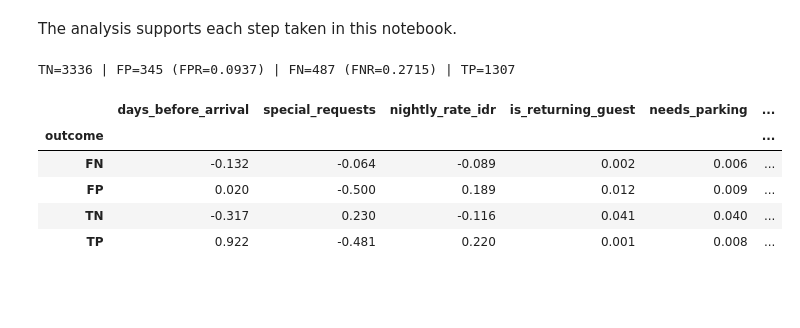
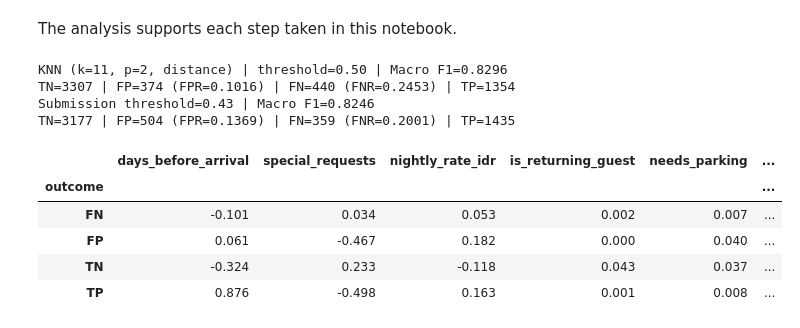
Before and after one commit to Ahmad-FP/IF3170_G30_AnthropicHire, a Jupyter notebook: notebooks/00_main_pipeline.ipynb, the cells around one changed output. Drawn from its saved outputs; the diff is of its cells as text; code cells hidden in the pictures; blank space fills up the shorter version.

```diff
--- a/notebooks/00_main_pipeline.ipynb
+++ b/notebooks/00_main_pipeline.ipynb
@@ -1093,35 +1093,46 @@ SHA-256: 75331693662c1cb2261986519597e036a1dbe6fed5e0f417a4c2118e95f3df9f
 # %% [markdown]
 The analysis supports each step taken in this notebook.
 # %%
-# Error analysis DecisionTree (ID3) pada validation set
-tn, fp, fn, tp = confusion_matrix(y_val, dt_val_pred).ravel()
+# Error analysis KNN (k=11, p=2, weights='distance') pada validation set
+knn_val_proba = knn.predict_proba(X_val)[:, 1]
+knn_sub_val_pred = (knn_val_proba >= best_dt_threshold).astype(int)
+
+tn, fp, fn, tp = confusion_matrix(y_val, pred_knn).ravel()
+print(f"KNN (k={best_k}, p=2, {best_w}) | threshold=0.50 | Macro F1={f1_score(y_val, pred_knn, average='macro'):.4f}")
 print(f"TN={tn} | FP={fp} (FPR={fp / (fp + tn):.4f}) | FN={fn} (FNR={fn / (fn + tp):.4f}) | TP={tp}")
+
+tn_s, fp_s, fn_s, tp_s = confusion_matrix(y_val, knn_sub_val_pred).ravel()
+print(f"Submission threshold={best_dt_threshold:.2f} | Macro F1={f1_score(y_val, knn_sub_val_pred, average='macro'):.4f}")
+print(f"TN={tn_s} | FP={fp_s} (FPR={fp_s / (fp_s + tn_s):.4f}) | FN={fn_s} (FNR={fn_s / (fn_s + tp_s):.4f}) | TP={tp_s}")
 
 val_df_err = pd.DataFrame(X_val, columns=feature_names)
 val_df_err["outcome"] = np.where(
-    (y_val == 1) & (dt_val_pred == 1), "TP",
+    (y_val == 1) & (pred_knn == 1), "TP",
     np.where(
-        (y_val == 0) & (dt_val_pred == 0), "TN",
-        np.where((y_val == 0) & (dt_val_pred == 1), "FP", "FN"),
+        (y_val == 0) & (pred_knn == 0), "TN",
+        np.where((y_val == 0) & (pred_knn == 1), "FP", "FN"),
     ),
 )
 
 key_feats = [
     c for c in [
         "days_before_arrival", "special_requests", "nightly_rate_idr",
         "is_returning_guest", "needs_parking", "booking_channel_Online Travel Agent",
     ]
     if c in val_df_err.columns
 ]
 display(val_df_err.groupby("outcome")[key_feats].mean().round(3))
 # %% [output]
-TN=3336 | FP=345 (FPR=0.0937) | FN=487 (FNR=0.2715) | TP=1307
+KNN (k=11, p=2, distance) | threshold=0.50 | Macro F1=0.8296
+TN=3307 | FP=374 (FPR=0.1016) | FN=440 (FNR=0.2453) | TP=1354
+Submission threshold=0.43 | Macro F1=0.8246
+TN=3177 | FP=504 (FPR=0.1369) | FN=359 (FNR=0.2001) | TP=1435
 |  | days_before_arrival | special_requests | nightly_rate_idr | is_returning_guest | needs_parking | ... |
 | outcome |  |  |  |  |  | ... |
-| FN | -0.132 | -0.064 | -0.089 | 0.002 | 0.006 | ... |
-| FP | 0.020 | -0.500 | 0.189 | 0.012 | 0.009 | ... |
-| TN | -0.317 | 0.230 | -0.116 | 0.041 | 0.040 | ... |
-| TP | 0.922 | -0.481 | 0.220 | 0.001 | 0.008 | ... |
+| FN | -0.101 | 0.034 | 0.053 | 0.002 | 0.007 | ... |
+| FP | 0.061 | -0.467 | 0.182 | 0.000 | 0.040 | ... |
+| TN | -0.324 | 0.233 | -0.118 | 0.043 | 0.037 | ... |
+| TP | 0.876 | -0.498 | 0.163 | 0.001 | 0.008 | ... |
 # %% [markdown]
 ### Ringkasan Error Analysis
 
```
Also changed, not shown: parts of 2 cells of this notebook, 1 other file.
